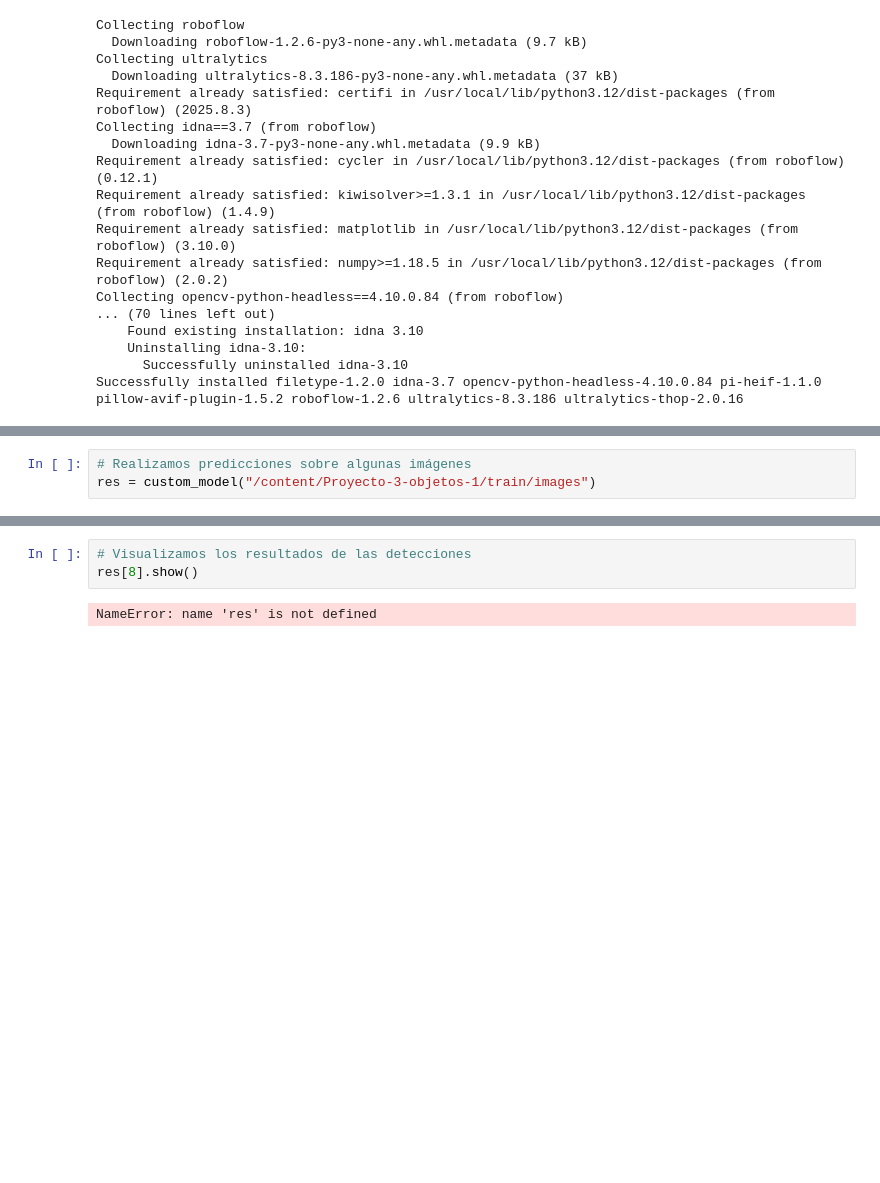
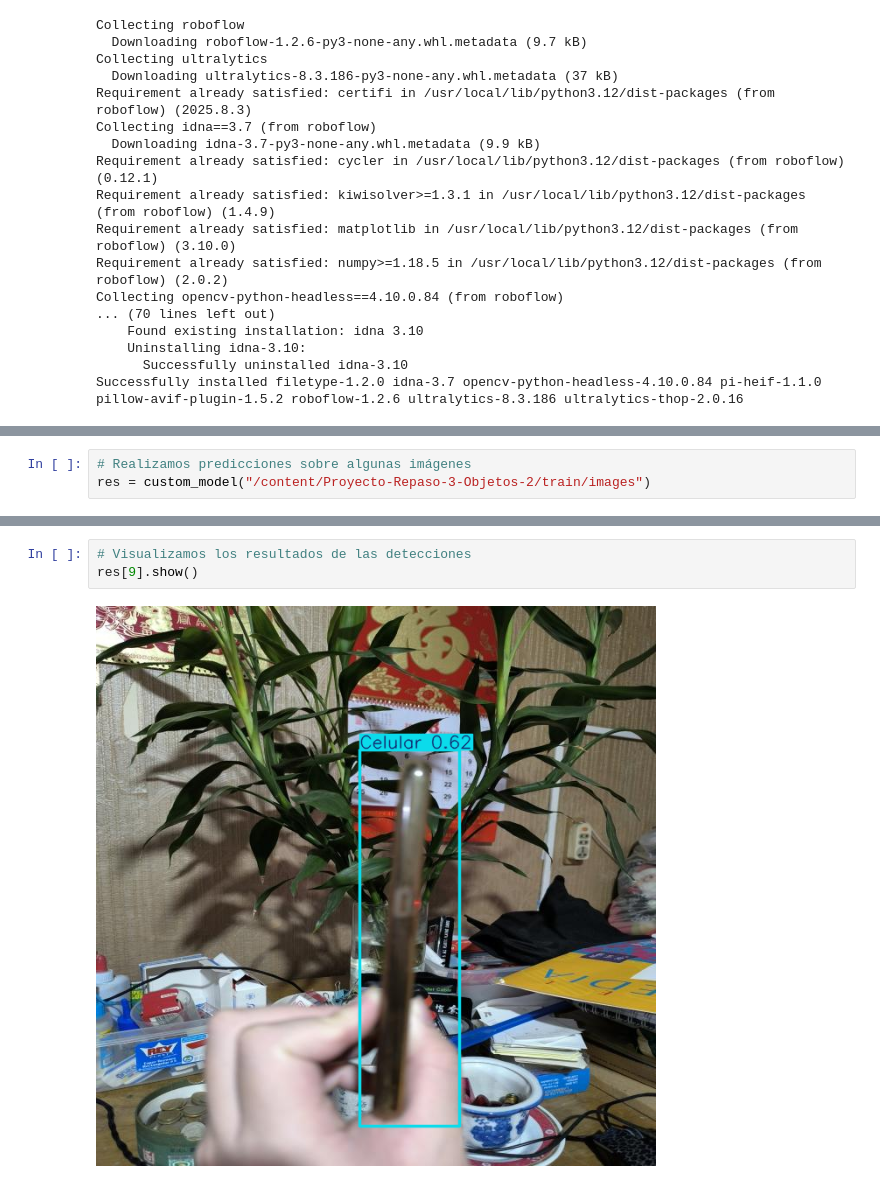
Before and after one commit to AndiLinUnab/Repaso-IA, a Jupyter notebook: notebooks/train-yolo11-object-detection-on-custom-dataset.ipynb, the cells around one changed output, grey strips where cells are left out. Drawn from its saved outputs; the diff is of its cells as text; blank space fills up the shorter version.

```diff
--- a/notebooks/train-yolo11-object-detection-on-custom-dataset.ipynb
+++ b/notebooks/train-yolo11-object-detection-on-custom-dataset.ipynb
@@ -50,4 +80,4 @@ FileNotFoundError: [Errno 2] No such file or directory: '/content/runs/detect/tr
 # %%
 # Realizamos predicciones sobre algunas imágenes
-res = custom_model("/content/Proyecto-3-objetos-1/train/images")
+res = custom_model("/content/Proyecto-Repaso-3-Objetos-2/train/images")
 # %% [output]
@@ -55,5 +98,5 @@ NameError: name 'custom_model' is not defined
 # %%
 # Visualizamos los resultados de las detecciones
-res[8].show()
+res[9].show()
 # %% [output]
-NameError: name 'res' is not defined
+[figure, added]
```
Also changed, not shown: parts of 5 cells of this notebook.
